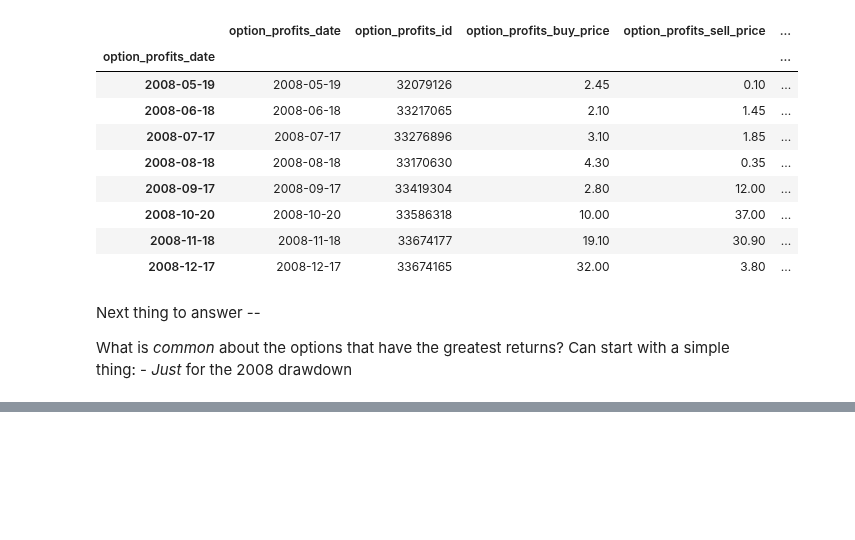
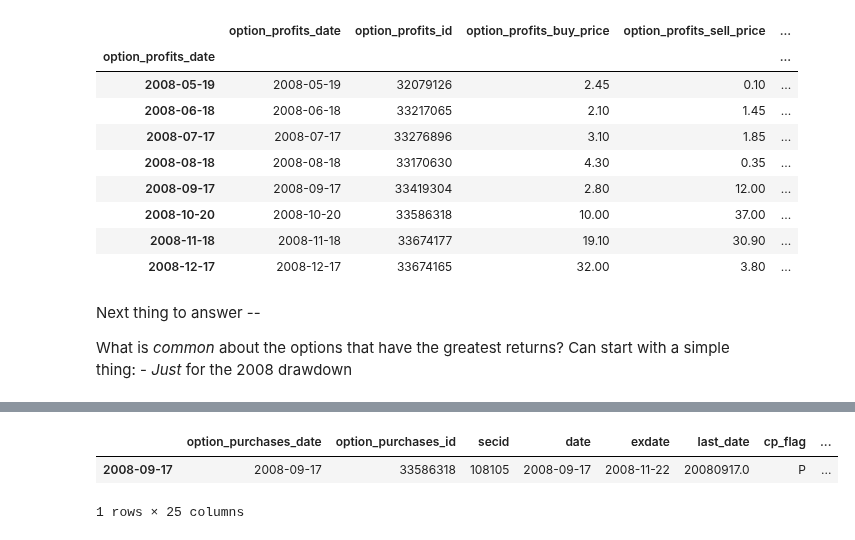
Before and after one commit to stopachka/gamma, a Jupyter notebook: 01_puts_strategy.ipynb, the cells around one changed output, grey strips where cells are left out. Drawn from its saved outputs; the diff is of its cells as text; code cells hidden in the pictures; blank space fills up the shorter version.

```diff
--- a/01_puts_strategy.ipynb
+++ b/01_puts_strategy.ipynb
@@ -334,0 +319,6 @@ Name: best_bid, Length: 1526, dtype: object
+# %%
+rows[rows[OPTION_PRICES_DATE_COL] == analyze_date]
+# %% [output]
+|  | option_purchases_date | option_purchases_id | secid | date | exdate | last_date | cp_flag | ... |
+| 2008-09-17 | 2008-09-17 | 33586318 | 108105 | 2008-09-17 | 2008-11-22 | 20080917.0 | P | ... |
+1 rows × 25 columns
```
Also changed, not shown: parts of 5 cells of this notebook.
